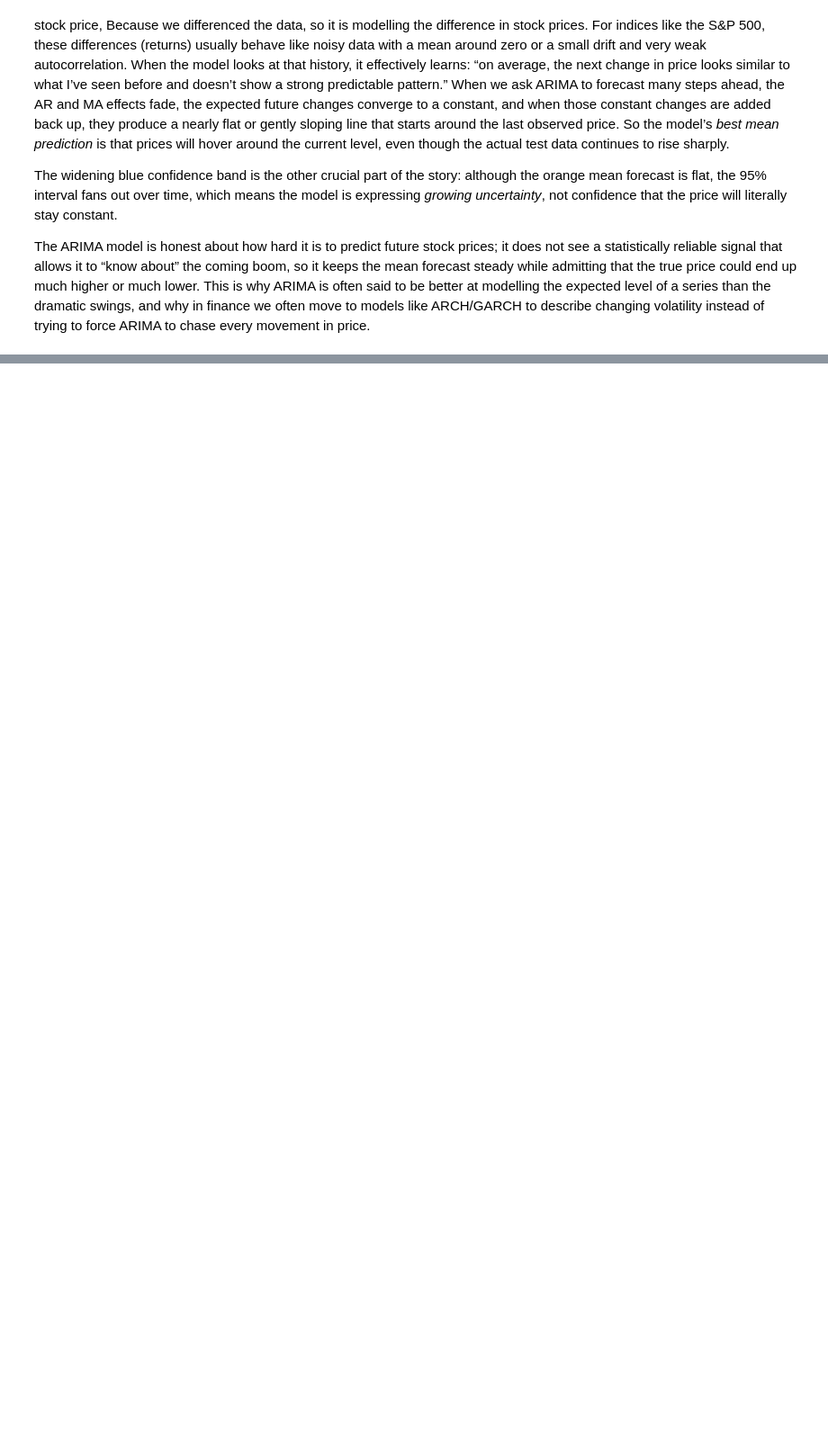
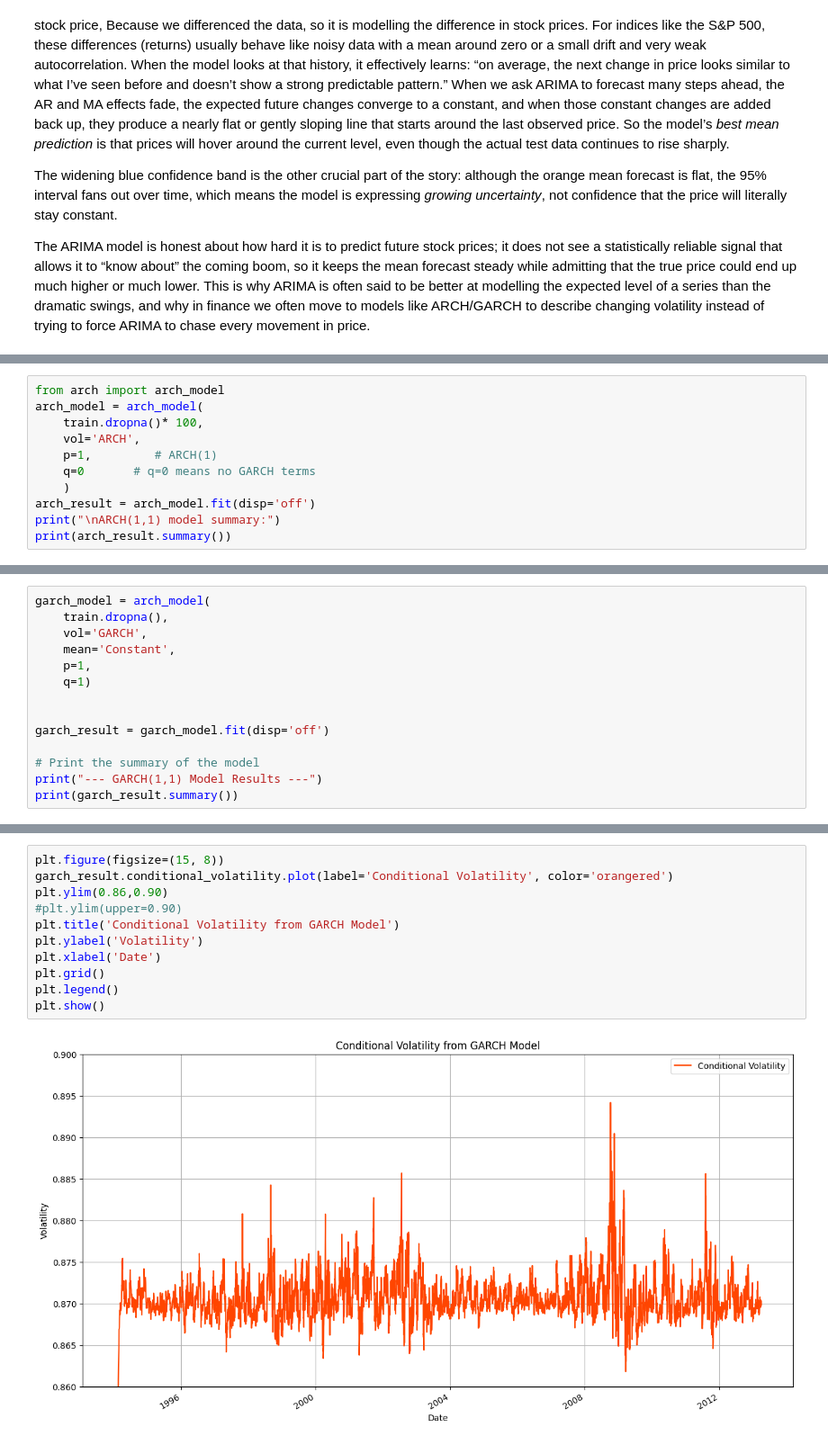
Before and after one commit to WamzMwangi/Advanced_Machine_Learning, a Jupyter notebook: Time_Series_Forecasting/Stock_prices_forecasting.ipynb, the cells around one changed output, grey strips where cells are left out. Shown at 90% size. Cells and saved outputs as stored; diff of their text form; blank space fills up the shorter version.

```diff
--- a/Time_Series_Forecasting/Stock_prices_forecasting.ipynb
+++ b/Time_Series_Forecasting/Stock_prices_forecasting.ipynb
@@ -514,0 +698,11 @@ The ARIMA model is honest about how hard it is to predict future stock prices; i
+# %%
+from arch import arch_model
+arch_model = arch_model(
+    train.dropna()* 100,
+    vol='ARCH',
+    p=1,         # ARCH(1)
+    q=0       # q=0 means no GARCH terms
+    )
+arch_result = arch_model.fit(disp='off')
+print("\nARCH(1,1) model summary:")
+print(arch_result.summary())
@@ -514,0 +729,14 @@ The ARIMA model is honest about how hard it is to predict future stock prices; i
+# %%
+garch_model = arch_model(
+    train.dropna(),
+    vol='GARCH',
+    mean='Constant',
+    p=1,
+    q=1)
+
+
+garch_result = garch_model.fit(disp='off')
+
+# Print the summary of the model
+print("--- GARCH(1,1) Model Results ---")
+print(garch_result.summary())
@@ -514,0 +767,13 @@ The ARIMA model is honest about how hard it is to predict future stock prices; i
+# %%
+plt.figure(figsize=(15, 8))
+garch_result.conditional_volatility.plot(label='Conditional Volatility', color='orangered')
+plt.ylim(0.86,0.90)
+#plt.ylim(upper=0.90)
+plt.title('Conditional Volatility from GARCH Model')
+plt.ylabel('Volatility')
+plt.xlabel('Date')
+plt.grid()
+plt.legend()
+plt.show()
+# %% [output]
+[figure, added]
```
Also changed, not shown: parts of 41 cells of this notebook.
